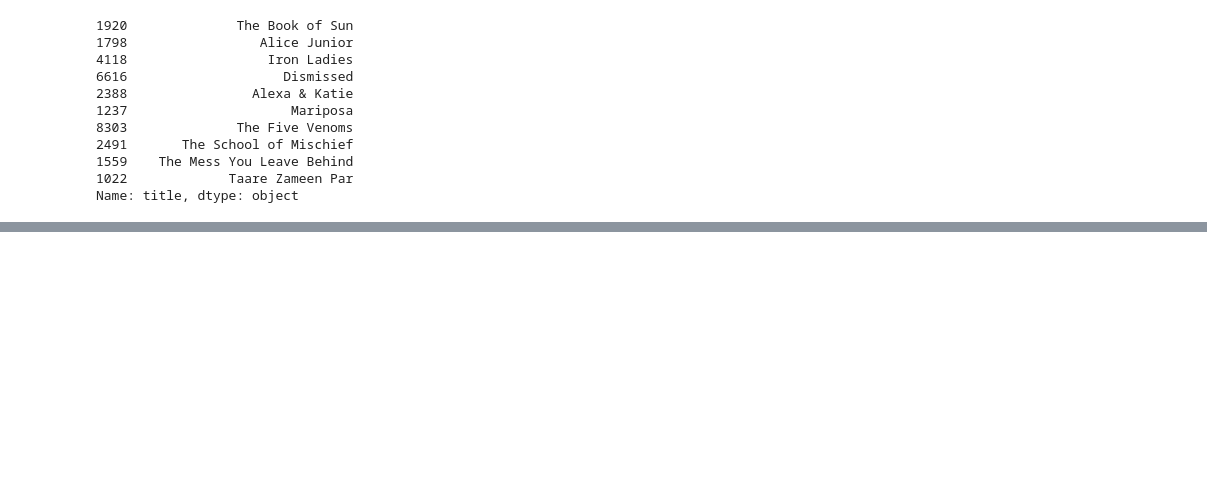
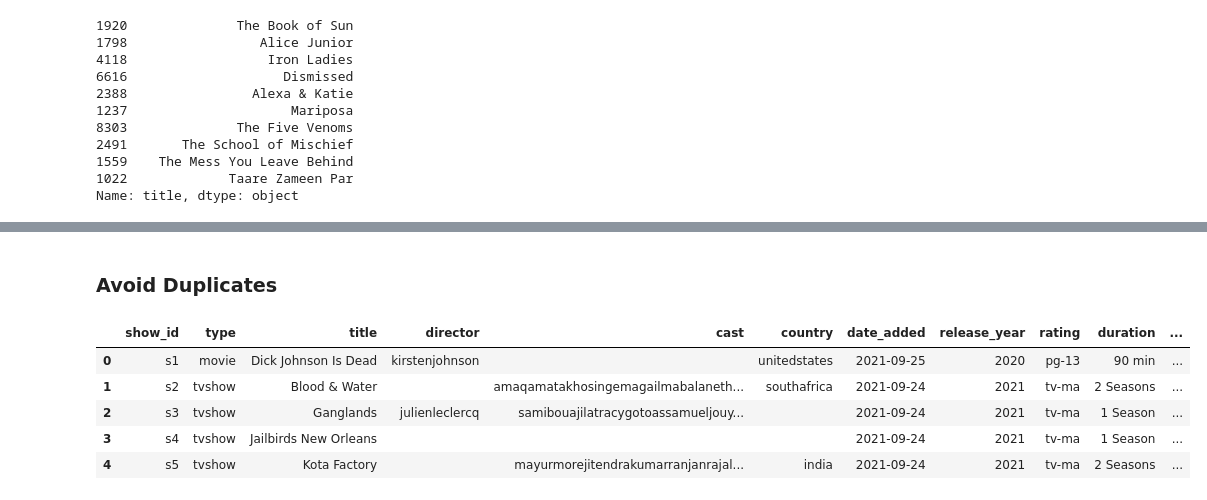
Before and after one commit to mohf-nazem/Learn-with-Data, a Jupyter notebook: Netflix-Titles/netflix_titles.ipynb, the cells around one changed output, grey strips where cells are left out. Cells and saved outputs as stored; diff of their text form; code cells hidden in the pictures; blank space fills up the shorter version.

```diff
--- a/Netflix-Titles/netflix_titles.ipynb
+++ b/Netflix-Titles/netflix_titles.ipynb
@@ -303,0 +313,29 @@ Name: title, dtype: object
+# %% [markdown]
+### Avoid Duplicates
+# %%
+# Since all cols are strings, let's convert them to lower case and strip all white space
+def clean_columns(data: pd.DataFrame, columns: list):
+    for col in columns:
+            for index, row in data[col].items():
+                if isinstance(row, str):
+                    cleaned_values = row.split(sep=',')
+                    cleaned_values = [x.lower().strip() for x in cleaned_values]
+                    cleaned_values = [x.replace(" ", "") for x in cleaned_values]
+                    # Update the DataFrame with cleaned values
+                    data.at[index, col] = ''.join(cleaned_values)
+                else:
+                    # if NaN, insert whitespace instead
+                    data.at[index, col] = ""
+    return data
+
+features = ['director', 'cast', 'genre', 'country', 'type', 'rating']
+df_cleaned = df.copy()
+df_cleaned = clean_columns(data=df, columns=features)
+df_cleaned.head(5)
+# %% [output]
+|  | show_id | type | title | director | cast | country | date_added | release_year | rating | duration | ... |
+| 0 | s1 | movie | Dick Johnson Is Dead | kirstenjohnson |  | unitedstates | 2021-09-25 | 2020 | pg-13 | 90 min | ... |
+| 1 | s2 | tvshow | Blood & Water |  | amaqamatakhosingemagailmabalaneth... | southafrica | 2021-09-24 | 2021 | tv-ma | 2 Seasons | ... |
+| 2 | s3 | tvshow | Ganglands | julienleclercq | samibouajilatracygotoassamueljouy... |  | 2021-09-24 | 2021 | tv-ma | 1 Season | ... |
+| 3 | s4 | tvshow | Jailbirds New Orleans |  |  |  | 2021-09-24 | 2021 | tv-ma | 1 Season | ... |
+| 4 | s5 | tvshow | Kota Factory |  | mayurmorejitendrakumarranjanrajal... | india | 2021-09-24 | 2021 | tv-ma | 2 Seasons | ... |
```
Also changed, not shown: parts of 13 cells of this notebook.
